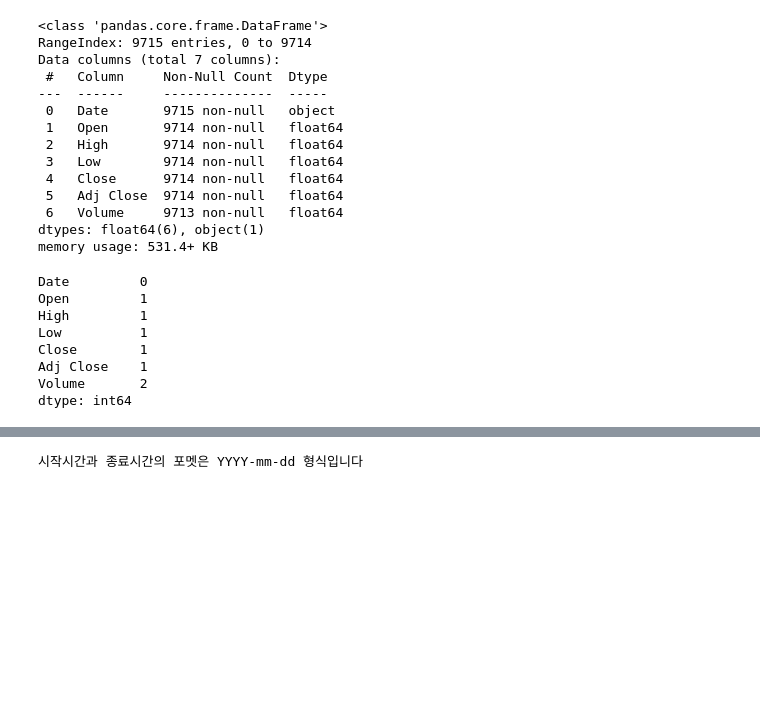
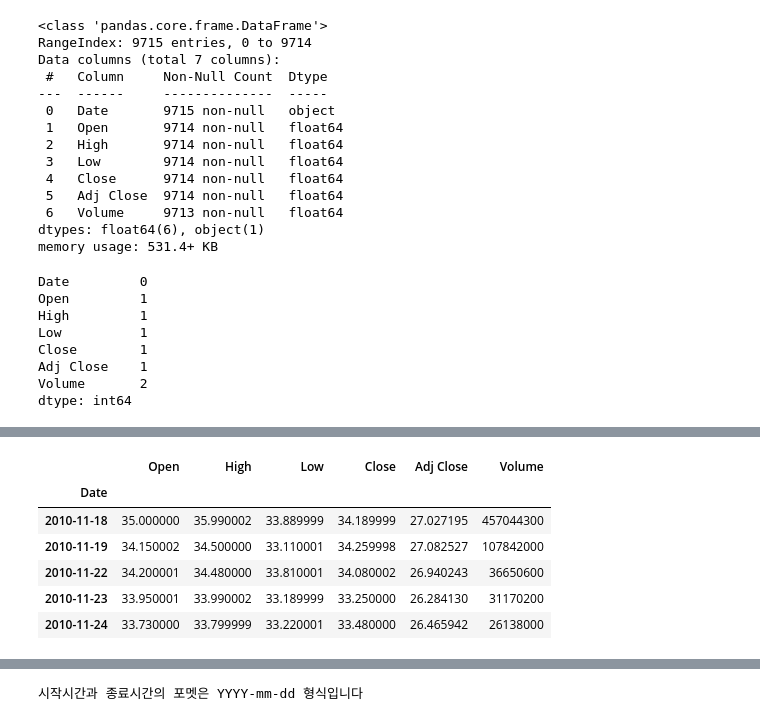
Before and after one commit to wjdtjrrla/practice_python, a Jupyter notebook: 6.투자전략/1.buyandhold.ipynb, the cells around one changed output, grey strips where cells are left out. Drawn from its saved outputs; the diff is of its cells as text; code cells hidden in the pictures; blank space fills up the shorter version.

```diff
--- a/6.투자전략/1.buyandhold.ipynb
+++ b/6.투자전략/1.buyandhold.ipynb
@@ -210,5 +355,13 @@ bnh_amzn
 # %%
-df = pd.read_csv("../../csv/GM.csv", index_col='Date')
+df = pd.read_csv("../csv/GM.csv", index_col='Date')
 df.head()
+# %% [output]
+|  | Open | High | Low | Close | Adj Close | Volume |
+| Date |  |  |  |  |  |  |
+| 2010-11-18 | 35.000000 | 35.990002 | 33.889999 | 34.189999 | 27.027195 | 457044300 |
+| 2010-11-19 | 34.150002 | 34.500000 | 33.110001 | 34.259998 | 27.082527 | 107842000 |
+| 2010-11-22 | 34.200001 | 34.480000 | 33.810001 | 34.080002 | 26.940243 | 36650600 |
+| 2010-11-23 | 33.950001 | 33.990002 | 33.189999 | 33.250000 | 26.284130 | 31170200 |
+| 2010-11-24 | 33.730000 | 33.799999 | 33.220001 | 33.480000 | 26.465942 | 26138000 |
 # %%
 buyandhold(df)
```
Also changed, not shown: parts of 24 cells of this notebook, 17 other files.
